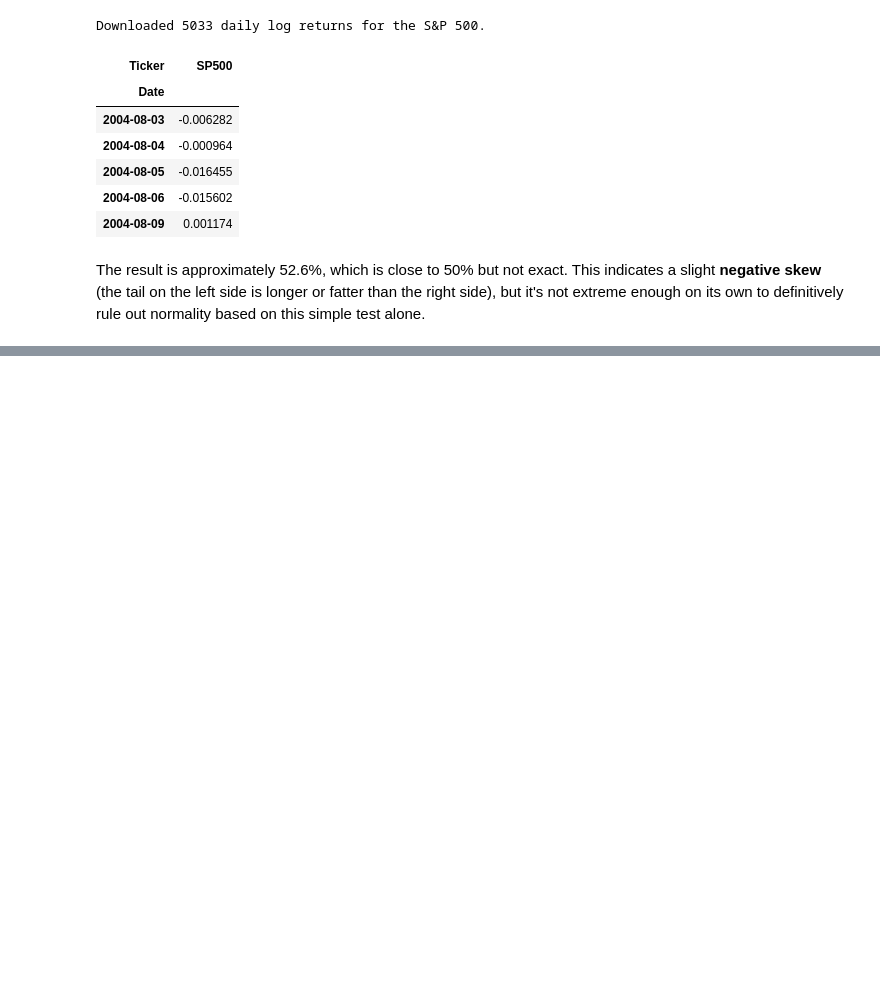
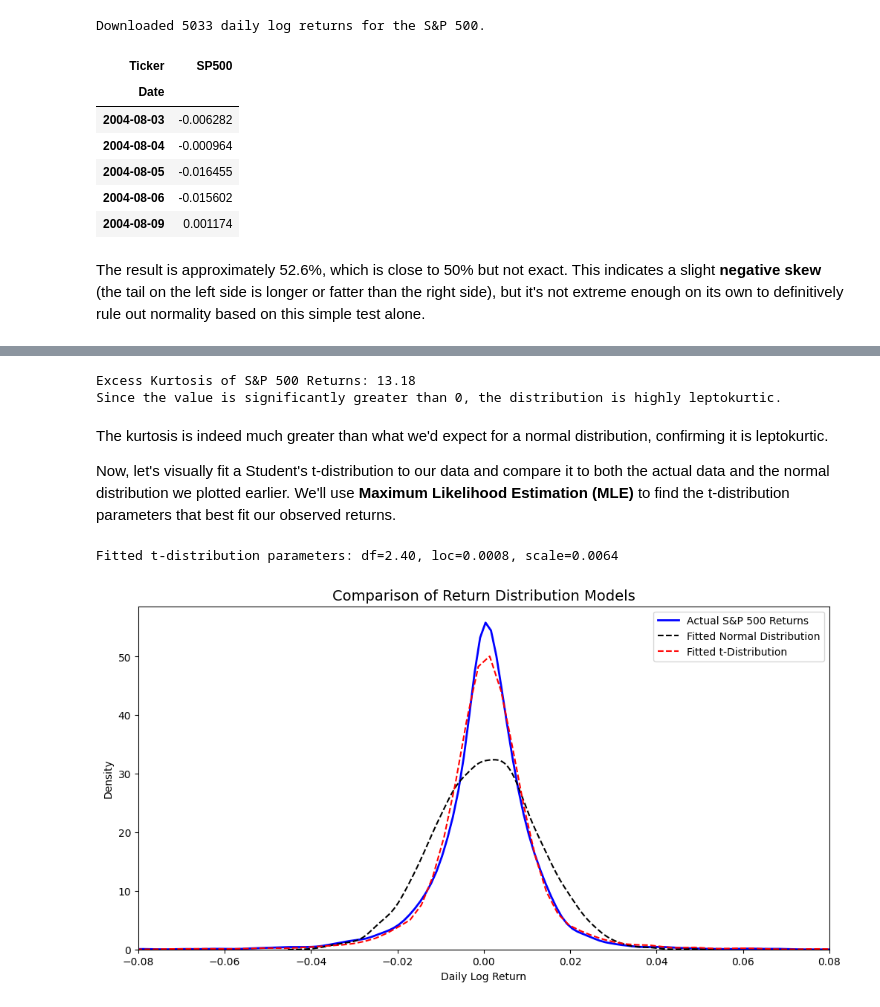
Before and after one commit to sheldcoop/QuantPrep, a Jupyter notebook: Finanical_Data_WQU.ipynb, the cells around one changed output, grey strips where cells are left out. Saved outputs shown, nothing was run; the diff lists cells and outputs as text; code cells hidden in the pictures; blank space fills up the shorter version.

```diff
--- a/Finanical_Data_WQU.ipynb
+++ b/Finanical_Data_WQU.ipynb
@@ -1664,0 +1876,52 @@ The result is approximately 52.6%, which is close to 50% but not exact. This ind
+# %%
+# === 9.1 Kurtosis Check ===
+
+# Kurtosis measures the "tailedness" of the distribution.
+# A normal distribution has a kurtosis of 3 (or 0 in "excess kurtosis" measures).
+# The pandas .kurt() method calculates excess kurtosis, so a value > 0 is leptokurtic.
+sp500_kurtosis = log_returns_long_df['SP500'].kurt()
+
+print(f"Excess Kurtosis of S&P 500 Returns: {sp500_kurtosis:.2f}")
+print("Since the value is significantly greater than 0, the distribution is highly leptokurtic.")
+# %% [output]
+Excess Kurtosis of S&P 500 Returns: 13.18
+Since the value is significantly greater than 0, the distribution is highly leptokurtic.
+# %% [markdown]
+The kurtosis is indeed much greater than what we'd expect for a normal distribution, confirming it is leptokurtic.
+
+Now, let's visually fit a Student's t-distribution to our data and compare it to both the actual data and the normal distribution we plotted earlier. We'll use **Maximum Likelihood Estimation (MLE)** to find the t-distribution parameters that best fit our observed returns.
+# %%
+# === 9.2 Fitting and Visualizing the Student's t-Distribution ===
+
+# --- Fit the t-distribution to the data using MLE ---
+# stats.t.fit() returns the best-fit parameters: degrees of freedom (df), location (loc), and scale.
+params_t = stats.t.fit(log_returns_long_df['SP500'])
+df_t, loc_t, scale_t = params_t
+print(f"Fitted t-distribution parameters: df={df_t:.2f}, loc={loc_t:.4f}, scale={scale_t:.4f}")
+
+# --- Generate random samples from our fitted distributions for plotting ---
+np.random.seed(42) # for reproducibility
+# Generate data from a normal distribution with the same mean/std as our data.
+normal_sample = stats.norm.rvs(loc=mu, scale=sigma, size=len(log_returns_long_df))
+# Generate data from our newly fitted t-distribution.
+t_sample_fitted = stats.t.rvs(df=df_t, loc=loc_t, scale=scale_t, size=len(log_returns_long_df))
+
+# --- Create the comparison plot ---
+plt.figure(figsize=(12, 6))
+
+# Plot the KDE of the actual S&P 500 returns.
+sns.kdeplot(log_returns_long_df['SP500'], label='Actual S&P 500 Returns', color='blue', linewidth=2)
+# Plot the KDE of the ideal normal distribution sample.
+sns.kdeplot(normal_sample, label='Fitted Normal Distribution', color='black', linestyle='--')
+# Plot the KDE of the fitted t-distribution sample.
+sns.kdeplot(t_sample_fitted, label='Fitted t-Distribution', color='red', linestyle='--')
+
+plt.xlim(-0.08, 0.08)
+plt.title('Comparison of Return Distribution Models', fontsize=14)
+plt.xlabel('Daily Log Return')
+plt.ylabel('Density')
+plt.legend()
+plt.show()
+# %% [output]
+Fitted t-distribution parameters: df=2.40, loc=0.0008, scale=0.0064
+[figure, added]
```
Also changed, not shown: parts of 128 cells of this notebook.
